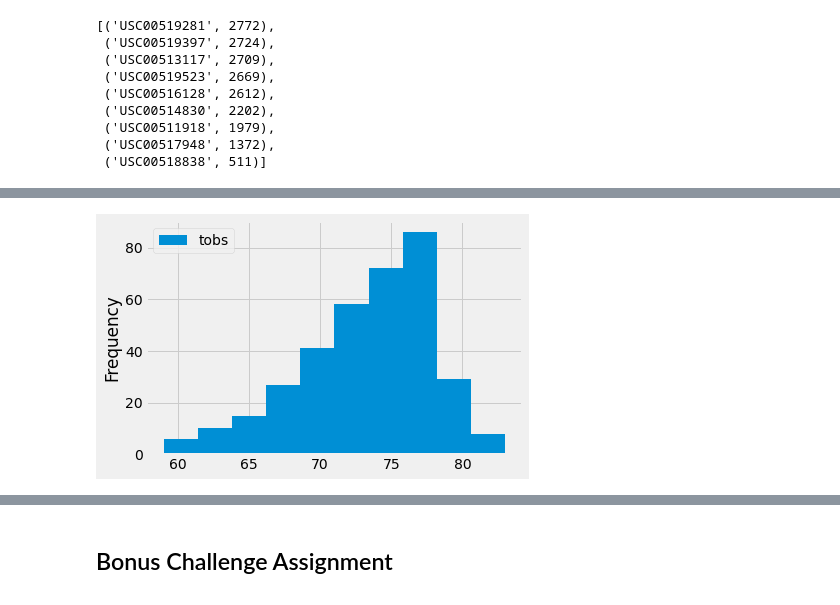
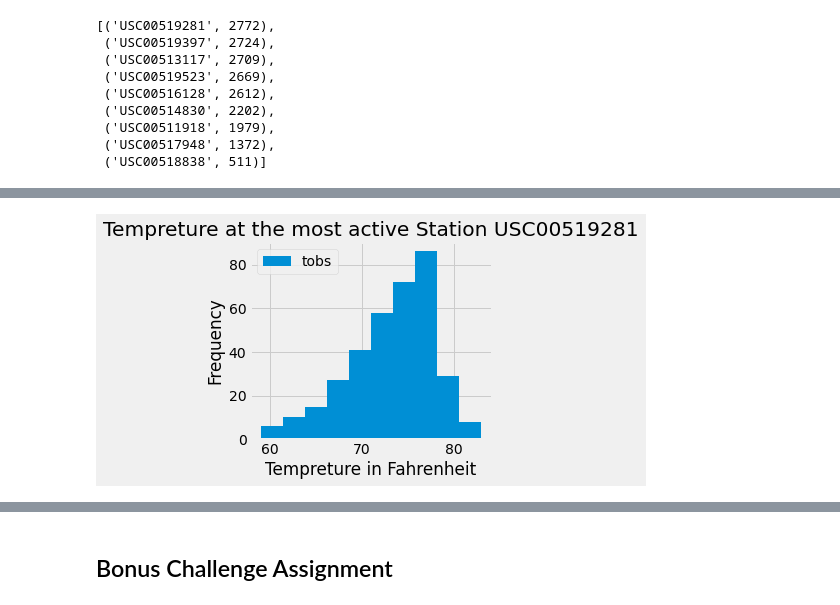
Before and after one commit to SograMemon/sqlalchemy-challenge, a Jupyter notebook: climate_starter.ipynb, the cells around one changed output, grey strips where cells are left out. Drawn from its saved outputs; the diff is of its cells as text; code cells hidden in the pictures.

```diff
--- a/climate_starter.ipynb
+++ b/climate_starter.ipynb
@@ -122,17 +126,21 @@ tempRecords
 # %%
 # Choose the station with the highest number of temperature observations.
 # Query the last 12 months of temperature observation data for this station and plot the results as a histogram
 sel = [Measurement.station,
        Measurement.tobs]
 tempRecords = session.query(*sel).\
     filter(Measurement.station == "USC00519281").\
     filter(Measurement.date <= lastDay).\
     filter(Measurement.date >= firstDay).all()
 df_temp12months=pd.DataFrame(tempRecords)
 df_temp12months.plot(kind='hist')
+plt.title("Tempreture at the most active Station USC00519281")
+plt.xlabel("Tempreture in Fahrenheit")
+plt.tight_layout()
+plt.savefig("Images/TempretureAtMostActiveStation.png")
 plt.show()
 # %% [output]
-[figure, old version]
+[figure, new version]
 # %%
 sel = [Measurement.station,
        Measurement.tobs,
```
Also changed, not shown: parts of 10 cells of this notebook, 2 other files.
